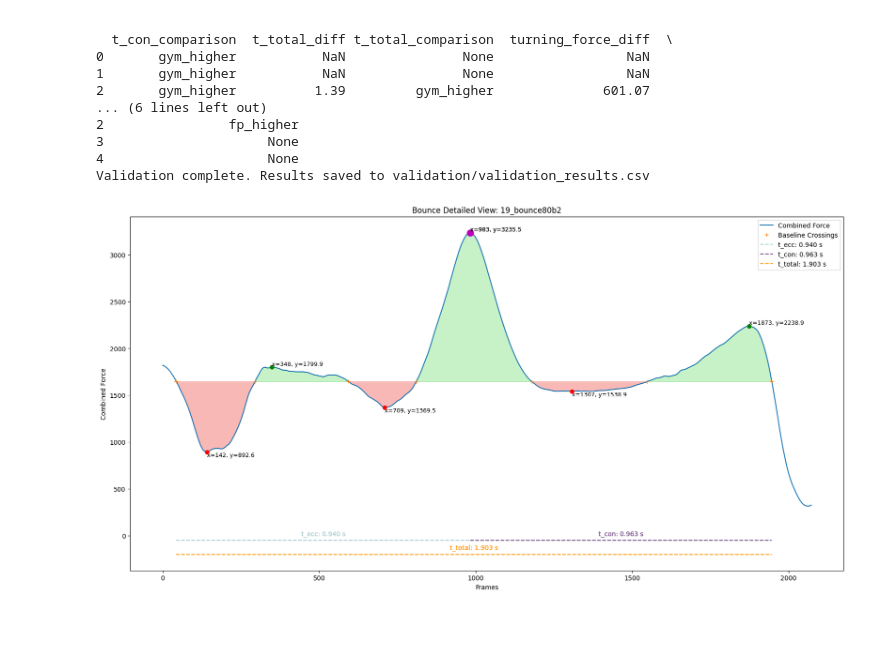
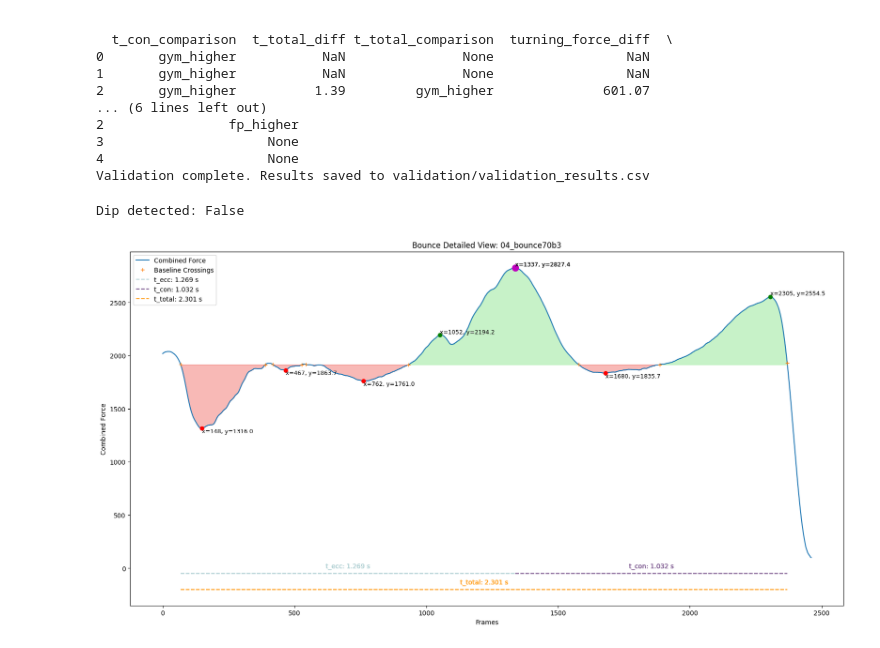
Before and after one commit to loieboi/BounceInsight, a Jupyter notebook: run.ipynb, the cells around one changed output. Drawn from its saved outputs; the diff is of its cells as text; code cells hidden in the pictures.

```diff
--- a/run.ipynb
+++ b/run.ipynb
@@ -59,8 +59,9 @@ Validation results saved to validation/validation_results.xlsx
 4                     None
 Validation complete. Results saved to validation/validation_results.csv
 # %%
-insight.plot_data(file_name='19_bounce80b2')
+insight.plot_data(file_name='04_bounce70b3')
 # %% [output]
+Dip detected: False
-[figure, old version]
+[figure, new version]
 # %%
 # boin.analyse_bounce(id=38, plot=True)
```
Also changed, not shown: 2 other files.
